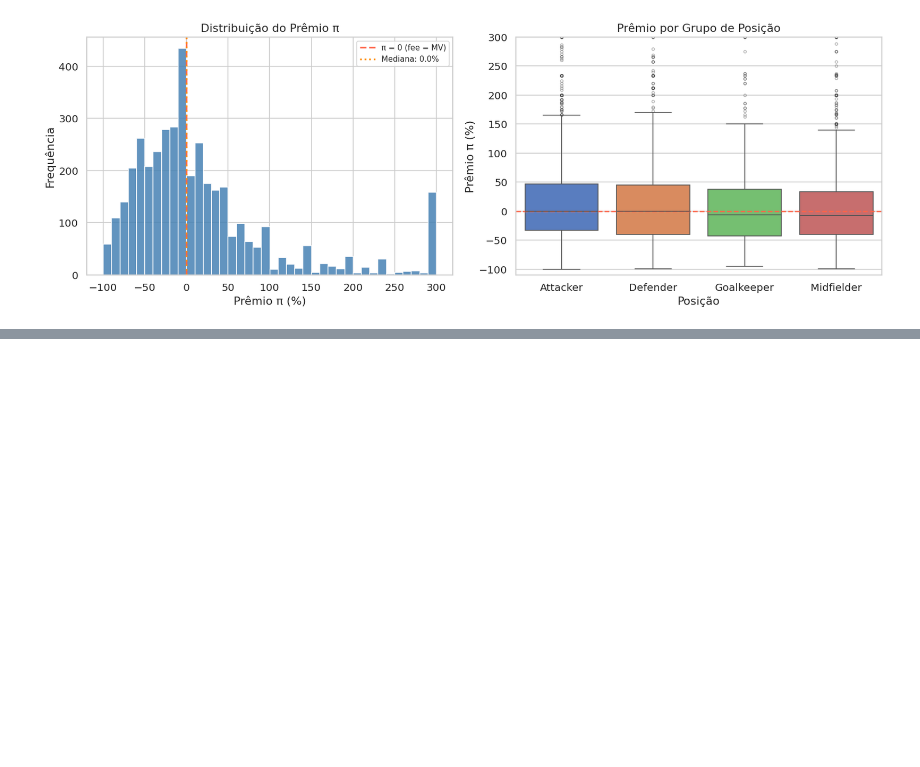
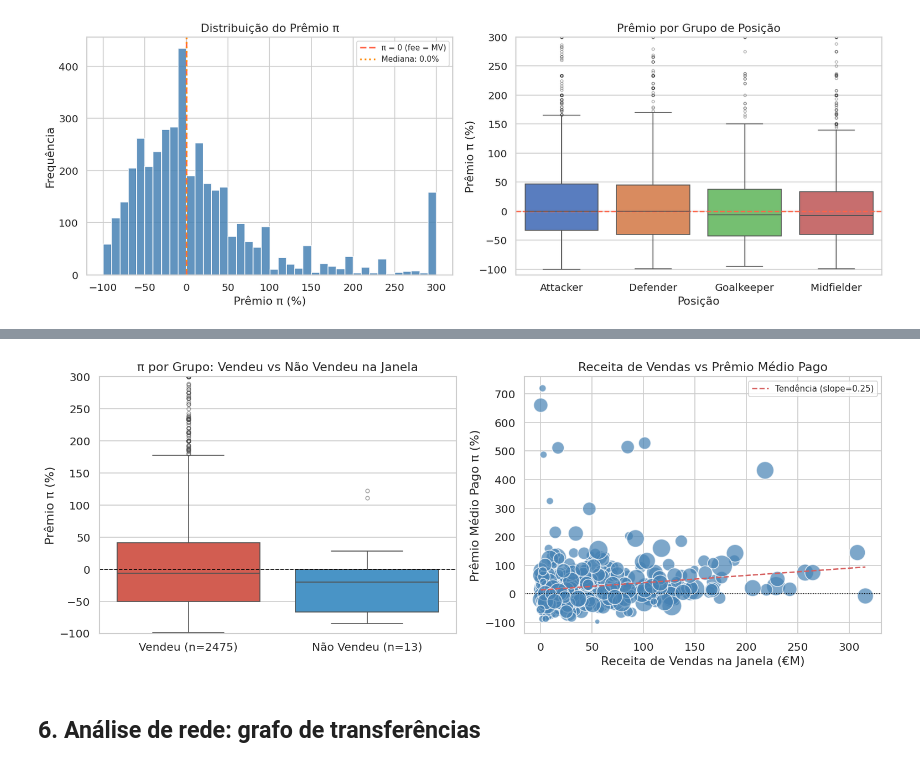
Before and after one commit to leticia-ribeirom/TP-CDAF, a Jupyter notebook: notebooks/exploratory_analysis.ipynb, the cells around one changed output, grey strips where cells are left out. Drawn from its saved outputs; the diff is of its cells as text; code cells hidden in the pictures; blank space fills up the shorter version.

```diff
--- a/notebooks/exploratory_analysis.ipynb
+++ b/notebooks/exploratory_analysis.ipynb
@@ -476,0 +518,13 @@ plt.show()
+# %%
+grupo_vendeu = df_pi_in[df_pi_in['sold_in_window']]['pi_pct']
+grupo_nao_vendeu = df_pi_in[~df_pi_in['sold_in_window']]['pi_pct']
+
+print('π (%) para clubes QUE VENDERAM NA JANELA:')
+print(grupo_vendeu.describe().round(1))
+print('\nπ (%) para clubes QUE NÃO VENDERAM NA JANELA:')
+print(grupo_nao_vendeu.describe().round(1))
+
+diff_mediana = grupo_vendeu.median() - grupo_nao_vendeu.median()
+diff_media = grupo_vendeu.mean() - grupo_nao_vendeu.mean()
+print(f'Diferença de medianas: {diff_mediana:+.1f} p.p.')
+print(f'Diferença de médias: {diff_media:+.1f} p.p.\n')
@@ -476,0 +574,45 @@ plt.show()
+# %%
+fig, axes = plt.subplots(1, 2, figsize=(13, 5))
+
+ax = axes[0]
+df_plot = df_pi_in.copy()
+df_plot['Grupo'] = df_plot['sold_in_window'].map({
+    True: 'Vendeu (n={})'.format(len(grupo_vendeu)),
+    False: 'Não Vendeu (n={})'.format(len(grupo_nao_vendeu))
+})
+
+sns.boxplot(data=df_plot, x='Grupo', y='pi_pct',
+            palette=['#e74c3c','#3498db'], flierprops=dict(marker='o', markersize=4, alpha=0.5), ax=ax)
+ax.axhline(0, color='black', lw=1, linestyle='--')
+ax.set_ylim(-100, 300)
+ax.set_ylabel('Prêmio π (%)')
+ax.set_title('π por Grupo: Vendeu vs Não Vendeu na Janela')
+ax.set_xlabel('')
+
+ax = axes[1]
+scatter_data = (df_pi_in.groupby(['buyer', 'source_league', 'season_id'])
+                .agg(
+                    pi_mean=('pi_pct', 'mean'),
+                    revenue=('revenue_sales', 'first'),
+                    n=('pi_pct', 'count')
+                )
+                .reset_index())
+
+ax.scatter(scatter_data['revenue']/1e6, scatter_data['pi_mean'],
+           s=scatter_data['n']*30, alpha=0.7, color='steelblue', edgecolors='white')
+
+m, b = np.polyfit(scatter_data['revenue']/1e6, scatter_data['pi_mean'], 1)
+x_line = np.linspace(0, scatter_data['revenue'].max()/1e6, 100)
+ax.plot(x_line, m*x_line + b, 'r--', lw=1.5, label=f'Tendência (slope={m:.2f})')
+ax.axhline(0, color='black', lw=1, linestyle=':')
+ax.set_xlabel('Receita de Vendas na Janela (€M)')
+ax.set_ylabel('Prêmio Médio Pago π (%)')
+ax.set_title('Receita de Vendas vs Prêmio Médio Pago')
+ax.legend(fontsize=9)
+
+plt.tight_layout()
+plt.show()
+# %% [output]
+[figure, added]
+# %% [markdown]
+## 6. Análise de rede: grafo de transferências
```
Also changed, not shown: parts of 12 cells of this notebook.
